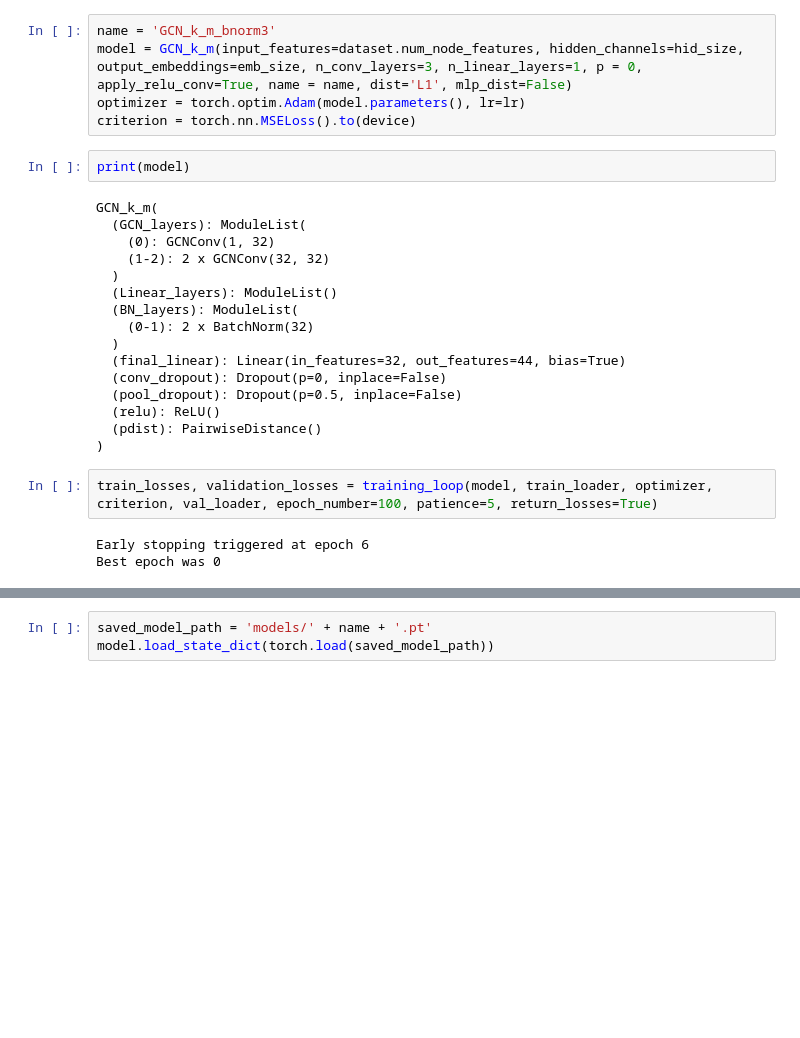
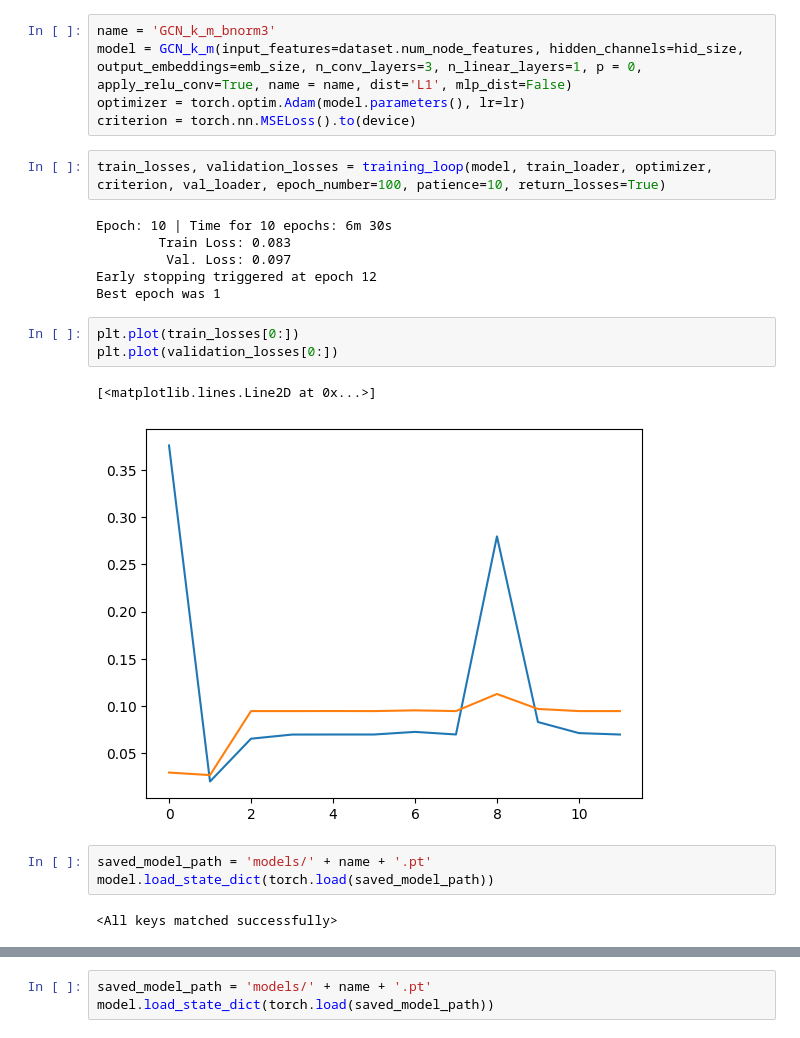
Before and after one commit to SDavenia/CL-GNN, a Jupyter notebook: new_models.ipynb, the cells around one changed output, grey strips where cells are left out. Drawn from its saved outputs; the diff is of its cells as text; blank space fills up the shorter version.

```diff
--- a/new_models.ipynb
+++ b/new_models.ipynb
@@ -450,26 +428,22 @@ name = 'GCN_k_m_bnorm3'
 model = GCN_k_m(input_features=dataset.num_node_features, hidden_channels=hid_size, output_embeddings=emb_size, n_conv_layers=3, n_linear_layers=1, p = 0, apply_relu_conv=True, name = name, dist='L1', mlp_dist=False)
 optimizer = torch.optim.Adam(model.parameters(), lr=lr)
 criterion = torch.nn.MSELoss().to(device)
-# %%
-print(model)
-# %% [output]
-GCN_k_m(
-  (GCN_layers): ModuleList(
-    (0): GCNConv(1, 32)
-    (1-2): 2 x GCNConv(32, 32)
-  )
-  (Linear_layers): ModuleList()
-  (BN_layers): ModuleList(
-    (0-1): 2 x BatchNorm(32)
-  )
-  (final_linear): Linear(in_features=32, out_features=44, bias=True)
-  (conv_dropout): Dropout(p=0, inplace=False)
-  (pool_dropout): Dropout(p=0.5, inplace=False)
-  (relu): ReLU()
-  (pdist): PairwiseDistance()
-)
 # %%
-train_losses, validation_losses = training_loop(model, train_loader, optimizer, criterion, val_loader, epoch_number=100, patience=5, return_losses=True)
+train_losses, validation_losses = training_loop(model, train_loader, optimizer, criterion, val_loader, epoch_number=100, patience=10, return_losses=True)
 # %% [output]
-Early stopping triggered at epoch 6
-Best epoch was 0
+Epoch: 10 | Time for 10 epochs: 6m 30s
+        Train Loss: 0.083
+         Val. Loss: 0.097
+Early stopping triggered at epoch 12
+Best epoch was 1
+# %%
+plt.plot(train_losses[0:])
+plt.plot(validation_losses[0:])
+# %% [output]
+[<matplotlib.lines.Line2D at 0x...>]
+[figure, added]
+# %%
+saved_model_path = 'models/' + name + '.pt'
+model.load_state_dict(torch.load(saved_model_path))
+# %% [output]
+<All keys matched successfully>
```
Also changed, not shown: parts of 48 cells of this notebook, 1 other file.
